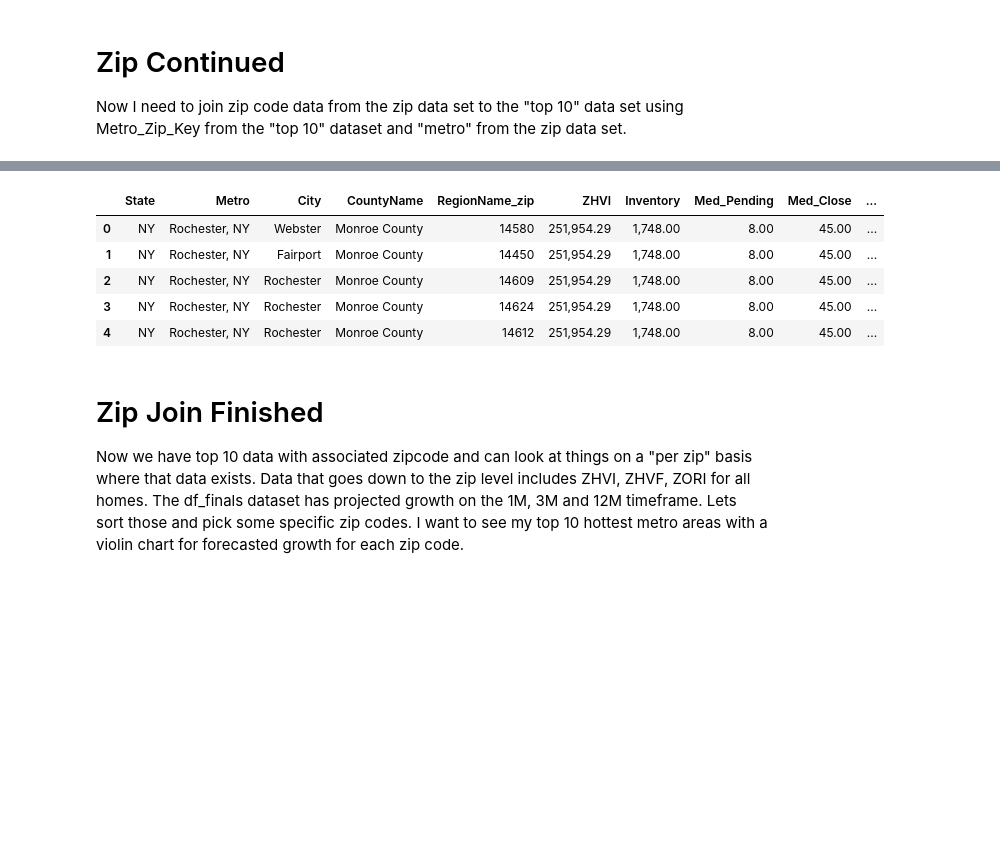
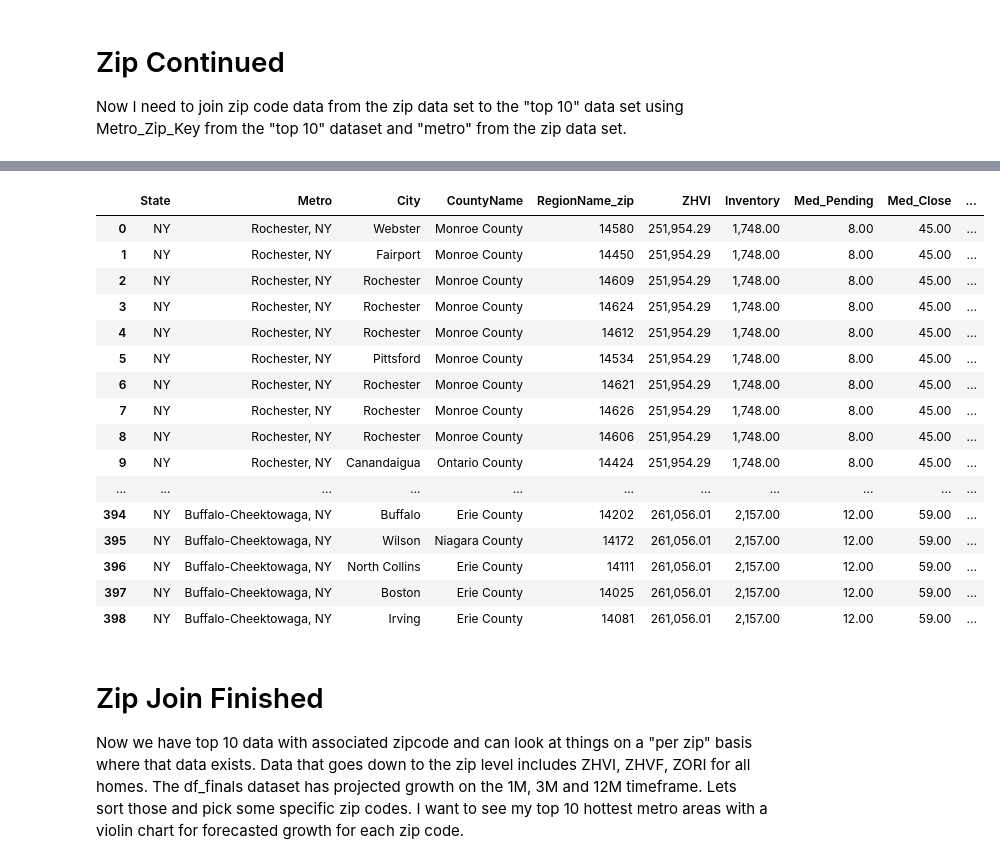
Before and after one commit to samkrall/dataprepandanalysis, a Jupyter notebook: Final_Projec_SK.ipynb, the cells around one changed output, grey strips where cells are left out. Cells and saved outputs as stored; diff of their text form; code cells hidden in the pictures; blank space fills up the shorter version.

```diff
--- a/Final_Projec_SK.ipynb
+++ b/Final_Projec_SK.ipynb
@@ -640,11 +683,22 @@ Index(['RegionName_metro', 'ZHVI', 'Inventory', 'Med_Pending', 'Med_Close',
 # %%
 df_finals = df_top_10_with_zip[['State', 'Metro','City', 'CountyName', 'RegionName_zip', 'ZHVI', 'Inventory', 'Med_Pending',
 'Med_Close', 'MHI', 'BaseDate', '2024-11-30', '2025-01-31', '2025-10-31']]
-df_finals.head()
+df_finals.head(464)
 # %% [output]
 |  | State | Metro | City | CountyName | RegionName_zip | ZHVI | Inventory | Med_Pending | Med_Close | ... |
 | 0 | NY | Rochester, NY | Webster | Monroe County | 14580 | 251,954.29 | 1,748.00 | 8.00 | 45.00 | ... |
 | 1 | NY | Rochester, NY | Fairport | Monroe County | 14450 | 251,954.29 | 1,748.00 | 8.00 | 45.00 | ... |
 | 2 | NY | Rochester, NY | Rochester | Monroe County | 14609 | 251,954.29 | 1,748.00 | 8.00 | 45.00 | ... |
 | 3 | NY | Rochester, NY | Rochester | Monroe County | 14624 | 251,954.29 | 1,748.00 | 8.00 | 45.00 | ... |
 | 4 | NY | Rochester, NY | Rochester | Monroe County | 14612 | 251,954.29 | 1,748.00 | 8.00 | 45.00 | ... |
+| 5 | NY | Rochester, NY | Pittsford | Monroe County | 14534 | 251,954.29 | 1,748.00 | 8.00 | 45.00 | ... |
+| 6 | NY | Rochester, NY | Rochester | Monroe County | 14621 | 251,954.29 | 1,748.00 | 8.00 | 45.00 | ... |
+| 7 | NY | Rochester, NY | Rochester | Monroe County | 14626 | 251,954.29 | 1,748.00 | 8.00 | 45.00 | ... |
+| 8 | NY | Rochester, NY | Rochester | Monroe County | 14606 | 251,954.29 | 1,748.00 | 8.00 | 45.00 | ... |
+| 9 | NY | Rochester, NY | Canandaigua | Ontario County | 14424 | 251,954.29 | 1,748.00 | 8.00 | 45.00 | ... |
+| ... | ... | ... | ... | ... | ... | ... | ... | ... | ... | ... |
+| 394 | NY | Buffalo-Cheektowaga, NY | Buffalo | Erie County | 14202 | 261,056.01 | 2,157.00 | 12.00 | 59.00 | ... |
+| 395 | NY | Buffalo-Cheektowaga, NY | Wilson | Niagara County | 14172 | 261,056.01 | 2,157.00 | 12.00 | 59.00 | ... |
+| 396 | NY | Buffalo-Cheektowaga, NY | North Collins | Erie County | 14111 | 261,056.01 | 2,157.00 | 12.00 | 59.00 | ... |
+| 397 | NY | Buffalo-Cheektowaga, NY | Boston | Erie County | 14025 | 261,056.01 | 2,157.00 | 12.00 | 59.00 | ... |
+| 398 | NY | Buffalo-Cheektowaga, NY | Irving | Erie County | 14081 | 261,056.01 | 2,157.00 | 12.00 | 59.00 | ... |
```
Also changed, not shown: parts of 17 cells of this notebook.
